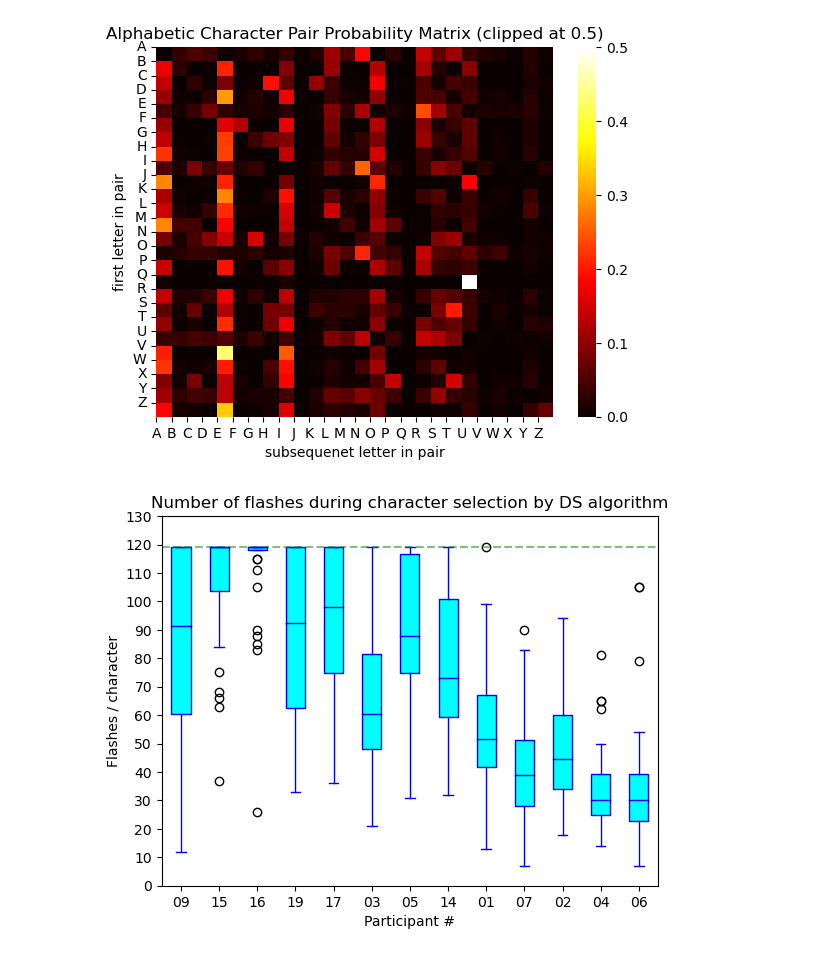
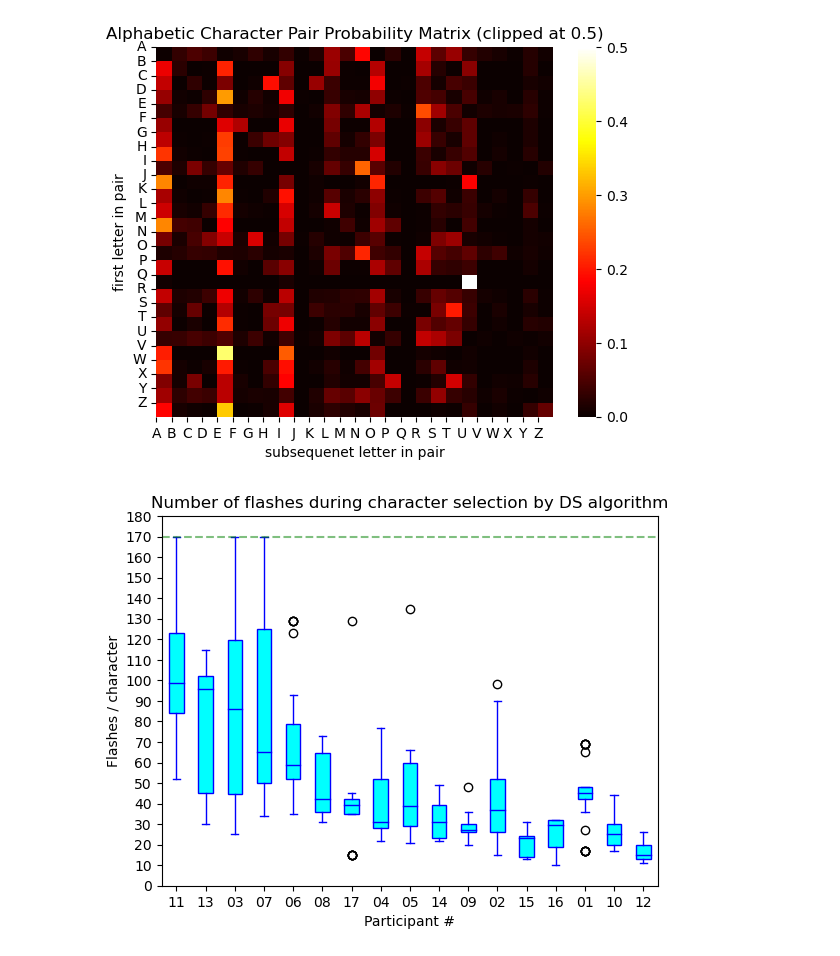
Before and after one commit to zs144/P300-BCI, a Jupyter notebook: Task6/task6.ipynb, the cells around one changed output. Cells and saved outputs as stored; diff of their text form; code cells hidden in the pictures.

```diff
--- a/Task6/task6.ipynb
+++ b/Task6/task6.ipynb
@@ -89,16 +90,16 @@ NUM_TEST_WORDS  = 5 # number of testing words for one participant
 # %%
-obj_indices = ['01', '02', '03', '04', '05', '06', '07',
-               '09', '14', '15', '16', '17', '19']
+obj_indices = ['01', '02', '03', '04', '05', '06', '07','08', '09', '10', '11',
+               '12', '13', '14', '15', '16', '17']
 
 DS_detectabilities = []
 DS_AUCs = []
 DS_all_performance = []
 
 for obj in obj_indices:
-    directory = '/Users/zionshane/Desktop/Duke/Research/BCI_data/EDFData-StudyA'
-    obj_directory = directory + f'/A{obj}/SE001'
+    directory = '/Users/zionshane/Desktop/Duke/Research/BCI_data/EDFData-StudyD'
+    obj_directory = directory + f'/D{obj}/SE001'
 
-    train_features,train_response = load_data(dir=obj_directory,
+    train_features,train_response = load_data(p_dir=obj_directory,
                                               obj=obj,
                                               num_timestamps=NUM_TIMESTAMPS,
                                               epoch_size=EPOCH_SIZE,
@@ -107,7 +108,7 @@ for obj in obj_indices:
                                               mode='train',
                                               num_words=NUM_TRAIN_WORDS)
 
-    test_features,test_response   = load_data(dir=obj_directory,
+    test_features,test_response   = load_data(p_dir=obj_directory,
                                               obj=obj,
                                               num_timestamps=NUM_TIMESTAMPS,
                                               epoch_size=EPOCH_SIZE,
@@ -117,16 +118,16 @@ for obj in obj_indices:
                                               num_words=NUM_TEST_WORDS)
 
     try:
-        f = open(f'./model/A{obj}-model.pkl', 'rb')
+        f = open(f'./model/D{obj}-model.pkl', 'rb')
         clf = pickle.load(f)
     except:
         clf = SWLDA(penter=0.1, premove=0.15)
         clf.fit(train_features, train_response)
         # save the classifier as a standalone model file
-        with open(f'./model/A{obj}-model.pkl','wb') as f:
+        with open(f'./model/D{obj}-model.pkl','wb') as f:
             pickle.dump(clf,f)
 
-    auc = clf.test(test_features, test_response)
+    auc = clf.test(train_features, train_response)
     DS_AUCs.append(auc)
 
     scores = pd.DataFrame(clf.test(train_features), columns=['score'])
@@ -138,12 +139,11 @@ for obj in obj_indices:
     DS_detectability = (mu_1 - mu_0) / (math.sqrt((var_1 + var_0)/2))
     DS_detectabilities.append(DS_detectability)
 
-    test_file_indices = ['06', '07', '08', '09', '10']
     participant_perform = []
 
-    for file_index in test_file_indices:
-        test_file = directory + ('/A%s/SE001/Test/%s/A%s_SE001%s_Test%s.edf'
-                    % (obj, paradigm, obj, paradigm, file_index))
+    test_dir = os.fsencode(obj_directory+'/Test/Dyn')
+    for test_file in os.scandir(test_dir):
+        test_file = os.fsdecode(test_file)
         raw_data = mne.io.read_raw_edf(test_file, preload=True, verbose=False)
 
         stim_events = mne.find_events(raw=raw_data,
@@ -183,8 +183,7 @@ for obj in obj_indices:
         clf_scores = clf.test(data=test_features)
 
         NUM_SEQ = 10
-        T_MAX = (N_ROWS + N_COLS) * NUM_SEQ # max number of flashes per trial
-        ACTUAL_T_MAX = int(len(stim_begin_time)/len(truth))
+        T_MAX = (N_ROWS + N_COLS) * NUM_SEQ # max number of flashes per trail
         P_threshold = 0.9
 
         trail_perform = {'truth':truth, 'select':[], 'times':[]}
@@ -196,13 +195,12 @@ for obj in obj_indices:
             target_loc = ((target_index-1) // N_COLS, (target_index-1) % N_COLS)
             start, end = during_trail_phases[trail]
             time = start
-            k = 0
 
             while time < end:
                 num_flashes += 1
                 flashed = flashing_schedule[time]
                 # Generate the classifier score
-                y = clf_scores[trail*ACTUAL_T_MAX + k]
+                y = clf_scores[num_flashes - 1]
                 # Update probabilities
                 for i in range(N_ROWS):
                     for j in range(N_COLS):
@@ -218,11 +216,10 @@ for obj in obj_indices:
                 if P_all.max() >= P_threshold:
                     break
                 else:
-                    k += 1
-                    if trail*ACTUAL_T_MAX + k == len(stim_begin_time):
+                    if num_flashes == T_MAX:
                         break
                     else:
-                        time = stim_begin_time[trail*ACTUAL_T_MAX + k]
+                        time = stim_begin_time[num_flashes]
 
             max_loc = np.unravel_index(P_all.argmax(), P_all.shape)
             trail_perform['select'].append(BOARD[max_loc])
@@ -268,22 +265,22 @@ DS_trails_and_AUC_df.sort_values('AUC', inplace=True)
 # %%
 edge_color = 'blue'
 fill_color = 'cyan'
 bp = plt.boxplot(DS_trails_and_AUC_df['trails'], patch_artist=True)
 for element in ['boxes', 'whiskers', 'fliers', 'means', 'medians', 'caps']:
     plt.setp(bp[element], color=edge_color)
 for patch in bp['boxes']:
     patch.set(facecolor=fill_color)
 
 plt.xlabel('Participant #')
 plt.xticks(ticks=[i+1 for i in range(len(obj_indices))],
            labels=DS_trails_and_AUC_df['index'])
 plt.ylabel('Flashes / character')
-plt.ylim(0, 130)
-plt.yticks([10*i for i in range(14)])
+plt.ylim(0, 180)
+plt.yticks([10*i for i in range(19)])
 plt.title('Number of flashes during character selection by DS algorithm')
 
-plt.axhline(y=119, color='green', alpha=0.5, linestyle='--')
+plt.axhline(y=170, color='green', alpha=0.5, linestyle='--')
 plt.show()
 # %% [output]
-[figure, old version]
+[figure, new version]
 # %%
```
Also changed, not shown: parts of 6 cells of this notebook, 3 other files.
